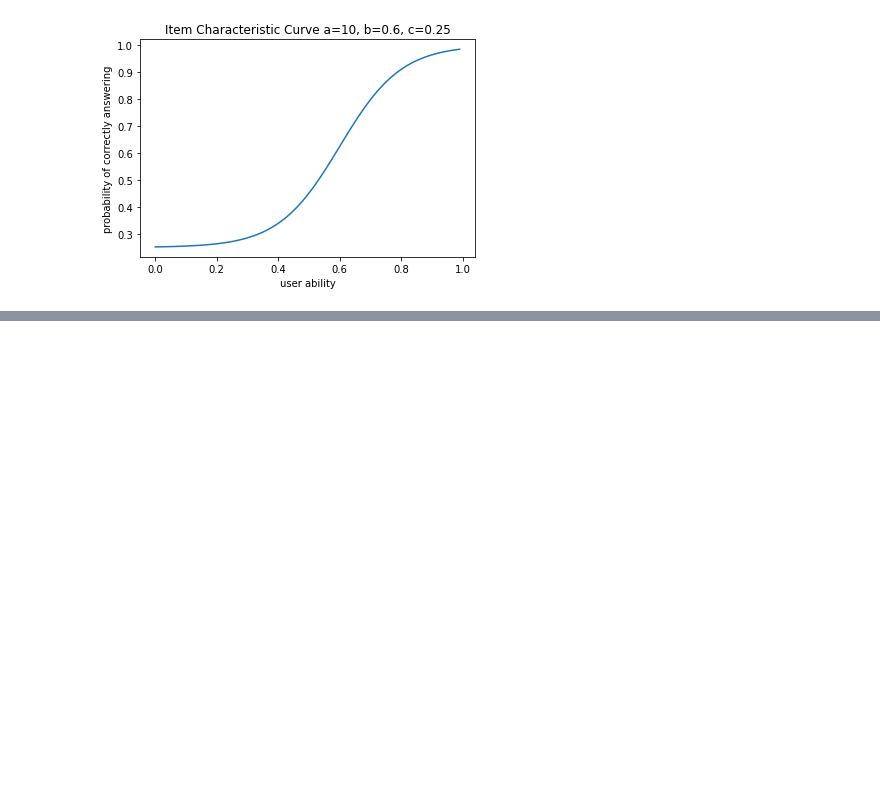
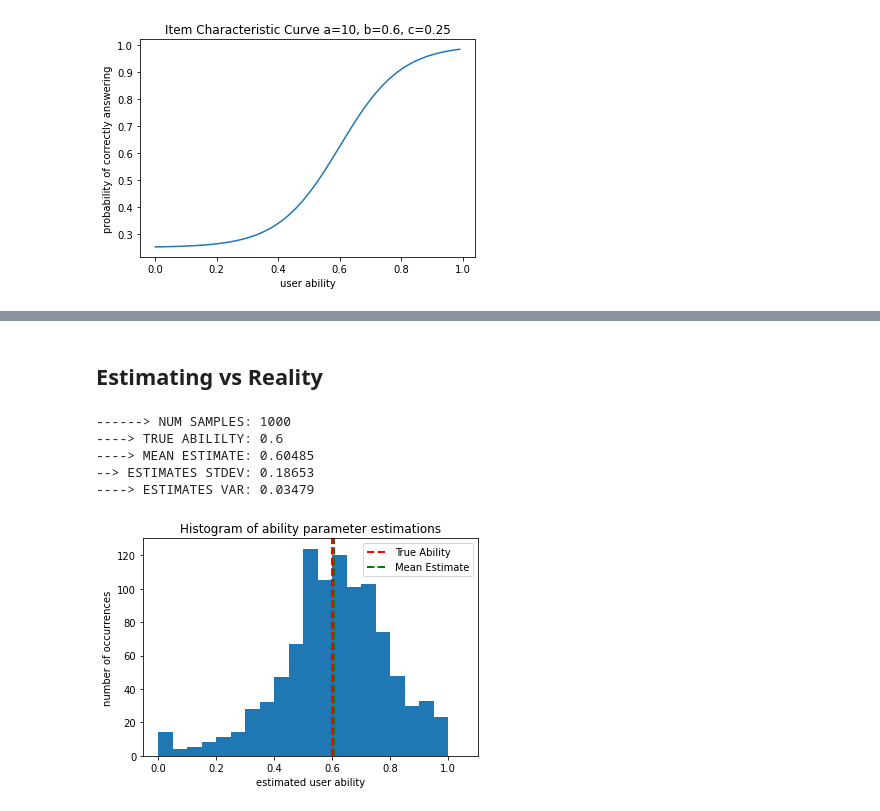
Before and after one commit to seakers/cost-estimator-ca, a Jupyter notebook: stats/ItemResponseTheory.ipynb, the cells around one changed output, grey strips where cells are left out. Cells and saved outputs as stored; diff of their text form; code cells hidden in the pictures; blank space fills up the shorter version.

```diff
--- a/stats/ItemResponseTheory.ipynb
+++ b/stats/ItemResponseTheory.ipynb
@@ -147,0 +158,75 @@ print('--> ESTIMATE', estimate.x)
+# %% [markdown]
+## Estimating vs Reality
+# %%
+from irt_estimation.IIIPL import MLE_Ability_Estimator, IIIPL
+import numpy as np
+import random
+import matplotlib.pyplot as plt
+
+
+# Returns the average of a list
+def average(lst):
+    return sum(lst) / len(lst)
+
+# Simulates an examination and estimates ability
+def run_simulation(true_theta, questions):
+    num_q = len(questions)
+    probs = [q.prob_correct(true_theta) for q in questions]
+    results = np.random.rand(len(questions)) < probs
+    answers = [int(i) for i in results]
+    if all(i == 1 for i in answers) or all(i == 0 for i in answers):
+        return None
+    sim_results = []
+    for idx, question in enumerate(questions):
+        sim_results.append((answers[idx], question))
+    estimator = MLE_Ability_Estimator(sim_results)
+    return estimator.estimate().x
+
+
+# Define the examinee's true ability parameter value
+true_theta = 0.6
+
+# Define exam questions
+questions = [
+    IIIPL(10, .6, .25),
+    IIIPL(5, .3, .25),
+    IIIPL(8, .8, .25),
+    IIIPL(2, .4, .25),
+    IIIPL(3, .65, .25),
+    IIIPL(4, .45, .25),
+    IIIPL(6, .7, .25),
+    IIIPL(4, .3, .25),
+    IIIPL(7, .25, .25),
+    IIIPL(8, .9, .25)
+] * 1
+
+# Run simulation and record estimates
+num_sims = 1000
+estimates = []
+for x in range(num_sims):
+    estimate = run_simulation(true_theta, questions)
+    if estimate:
+        estimates.append(estimate)
+
+print('------> NUM SAMPLES:', num_sims)
+print('----> TRUE ABILILTY:', true_theta)
+print('----> MEAN ESTIMATE:', round(average(estimates), 5))
+print('--> ESTIMATES STDEV:', round(np.std(estimates), 5))
+print('----> ESTIMATES VAR:', round(np.var(estimates), 5))
+
+# Plot histogram of estimates
+bins = np.arange(0, 1.1, 0.05)
+plt.hist(estimates, bins=bins)
+plt.axvline(x=true_theta, color='r', linestyle='dashed', linewidth=2, label='True Ability')
+plt.axvline(x=average(estimates), color='g', linestyle='dashed', linewidth=2, label='Mean Estimate')
+plt.legend()
+plt.xlabel('estimated user ability')
+plt.ylabel('number of occurrences')
+_ = plt.title("Histogram of ability parameter estimations")
+# %% [output]
+------> NUM SAMPLES: 1000
+----> TRUE ABILILTY: 0.6
+----> MEAN ESTIMATE: 0.60485
+--> ESTIMATES STDEV: 0.18653
+----> ESTIMATES VAR: 0.03479
+[figure, added]
```
Also changed, not shown: parts of 4 cells of this notebook.
